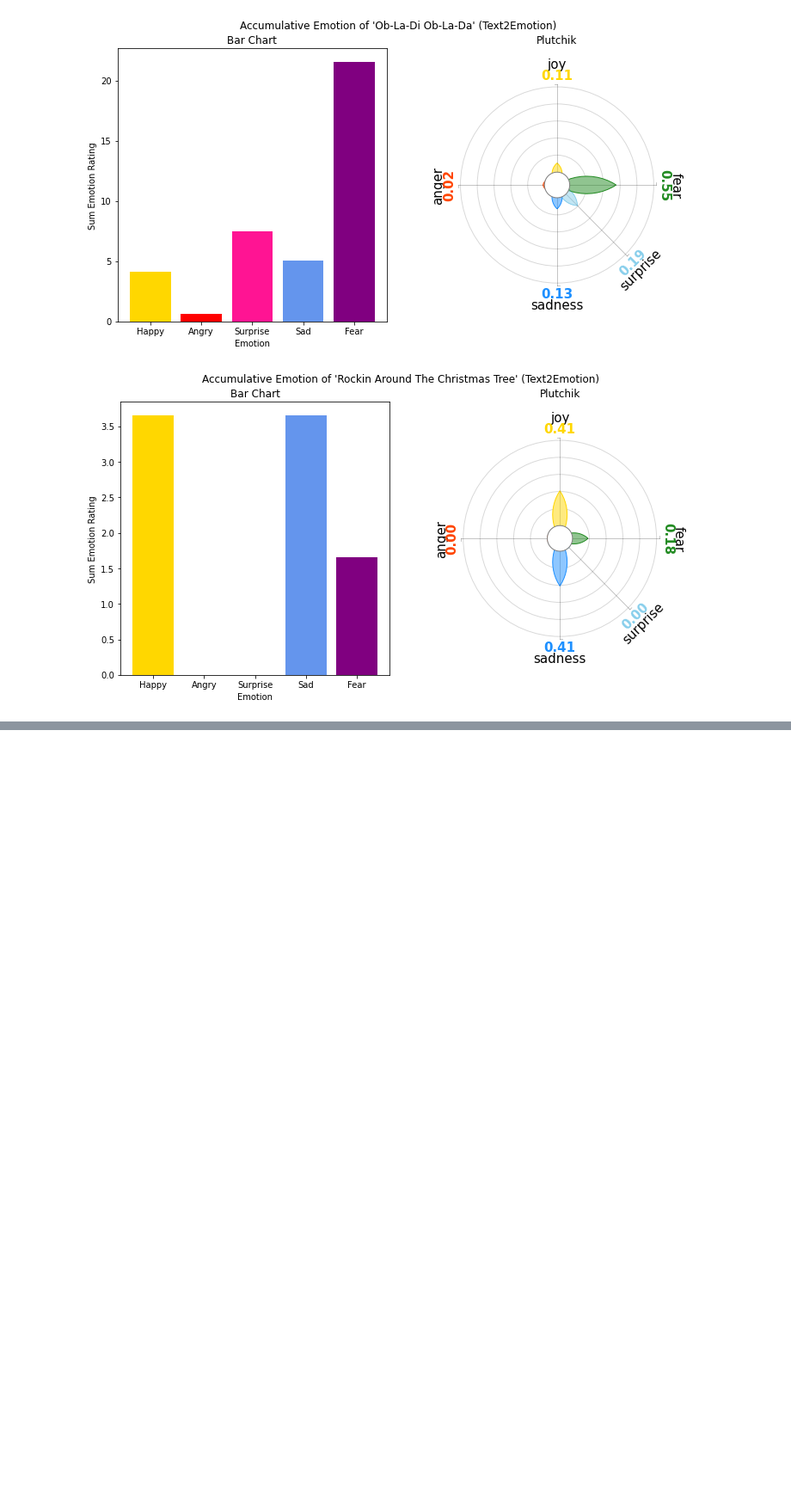
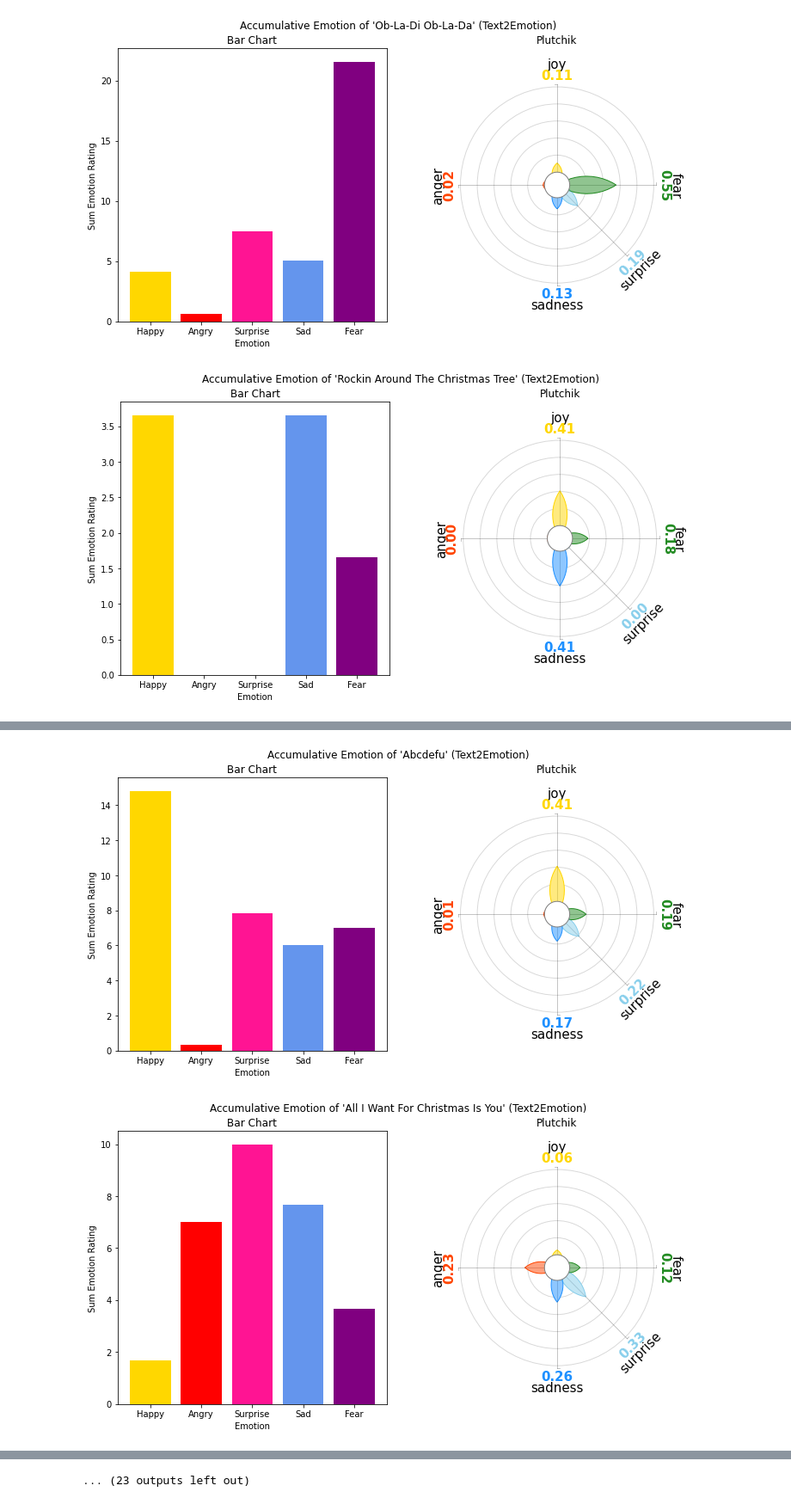
Before and after one commit to bethmward/MetreMuse, a Jupyter notebook: Accumulative Emotion/Text2Emotion_Accumulative_Histogram.ipynb, the cells around one changed output, grey strips where cells are left out. Shown at 86% size. Saved outputs shown, nothing was run; the diff lists cells and outputs as text; code cells hidden in the pictures; blank space fills up the shorter version.

```diff
--- a/Accumulative Emotion/Text2Emotion_Accumulative_Histogram.ipynb
+++ b/Accumulative Emotion/Text2Emotion_Accumulative_Histogram.ipynb
@@ -107,0 +133,13 @@ for l in poetry :
+# %%
+lyrics = os.listdir('../lyrics/')
+x = 0
+
+for l in lyrics :
+    filename = "../lyrics/" + l
+    l = l.replace(".txt", "")
+    l = l.replace("_", " ")
+    title = l.title()
+    x = text2emotion_hist(filename, title)
+# %% [output]
+[figure, added]
+[figure, added]
@@ -107,0 +156 @@ for l in poetry :
+... (23 outputs left out)
```
Also changed, not shown: parts of 3 cells of this notebook, 3 other files.
